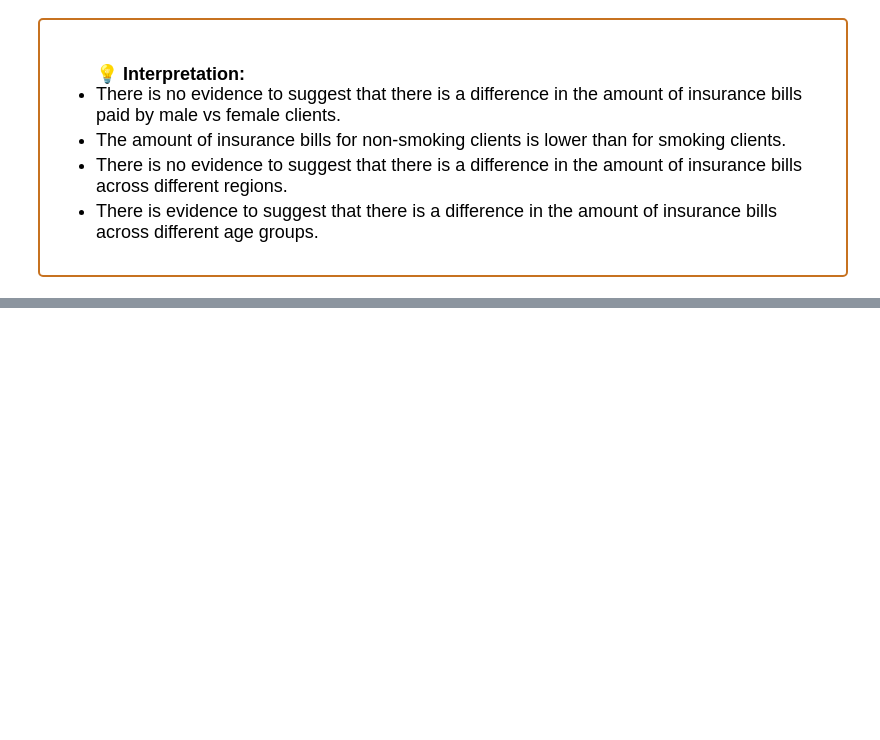
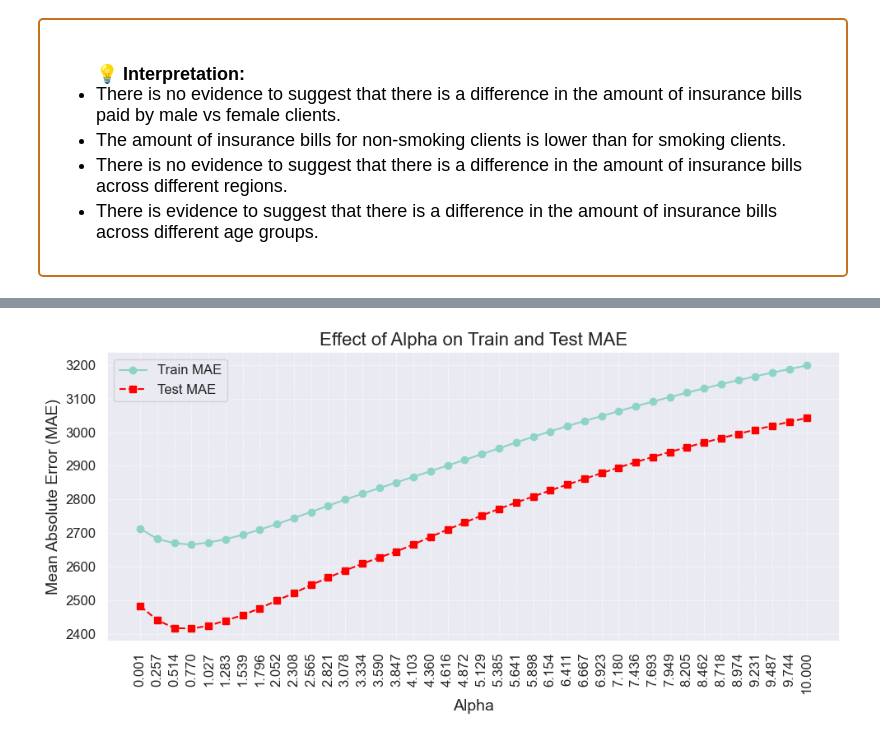
Before and after one commit to akramkhal/KaggleProjects, a Jupyter notebook: MedicalCosts/insurance.ipynb.ipynb, the cells around one changed output, grey strips where cells are left out. Cells and saved outputs as stored; diff of their text form; code cells hidden in the pictures; blank space fills up the shorter version.

```diff
--- a/MedicalCosts/insurance.ipynb.ipynb
+++ b/MedicalCosts/insurance.ipynb.ipynb
@@ -1342,0 +1406,9 @@ plt.show();
+# %%
+y_train_log = np.log(y_train + 1)
+
+ridge_lr_poly = linear_model.Ridge()
+ridge_lr_poly.fit(X_train_scaled_poly, y_train_log)
+y_train_pred = np.exp(ridge_lr_poly.predict(X_train_scaled_poly))
+y_test_pred = np.exp(ridge_lr_poly.predict(X_test_scaled_poly))
+
+print_metrics(y_train, y_train_pred, y_test, y_test_pred)
@@ -1342,0 +1424,33 @@ plt.show();
+# %%
+alpha_list = np.linspace(0.001, 10, 40)
+train_score = []
+test_score = []
+
+for alpha in alpha_list:
+    ridge_lr_poly = linear_model.Ridge(alpha=alpha, max_iter=10000)
+    ridge_lr_poly.fit(X_train_scaled_poly, y_train_log)
+    y_train_predict_poly = np.exp(ridge_lr_poly.predict(X_train_scaled_poly))
+    y_test_predict_poly = np.exp(ridge_lr_poly.predict(X_test_scaled_poly))
+    train_score.append(metrics.mean_absolute_error(y_train, y_train_predict_poly))
+    test_score.append(metrics.mean_absolute_error(y_test, y_test_predict_poly))
+
+fig, ax = plt.subplots(figsize=(10, 5))  # Slightly larger height for readability
+ax.plot(alpha_list, train_score, label='Train MAE', linestyle='-', marker='o')
+ax.plot(alpha_list, test_score, label='Test MAE', linestyle='--', color='red', marker='s')
+# Add gridlines
+ax.grid(visible=True, which='both', linestyle='--', linewidth=0.5, alpha=0.9)
+# Set labels and title
+ax.set_xlabel('Alpha', fontsize=14)
+ax.set_ylabel('Mean Absolute Error (MAE)', fontsize=14)
+ax.set_title('Effect of Alpha on Train and Test MAE', fontsize=16)
+# Customize ticks
+ax.set_xticks(alpha_list[::1])  # Show only every 5th tick to reduce clutter
+ax.tick_params(axis='x', rotation=90, labelsize=12)
+ax.tick_params(axis='y', labelsize=12)
+# Add legend
+ax.legend(fontsize=12, loc='best')
+# Add tighter layout
+plt.tight_layout()
+plt.show()
+# %% [output]
+[figure, added]
```
Also changed, not shown: parts of 16 cells of this notebook.
